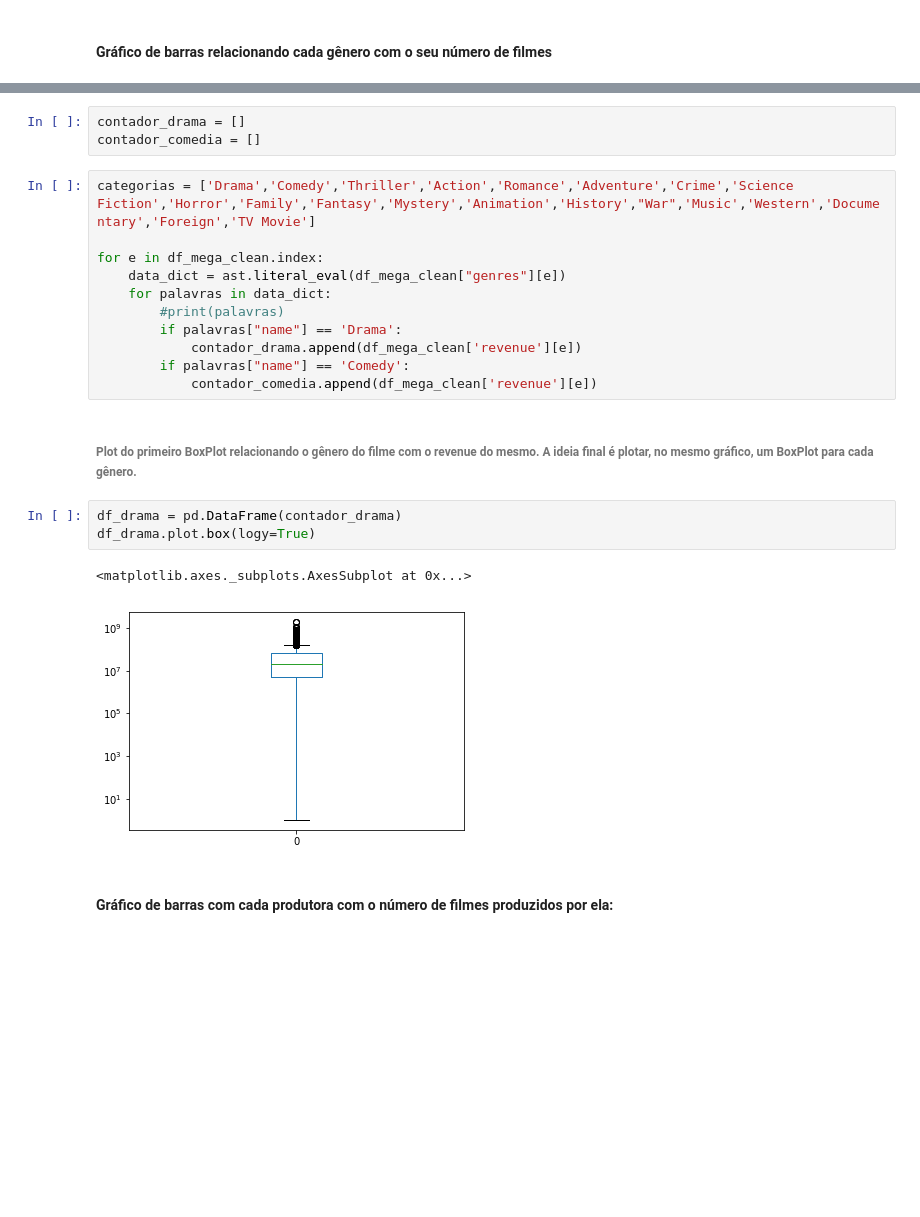
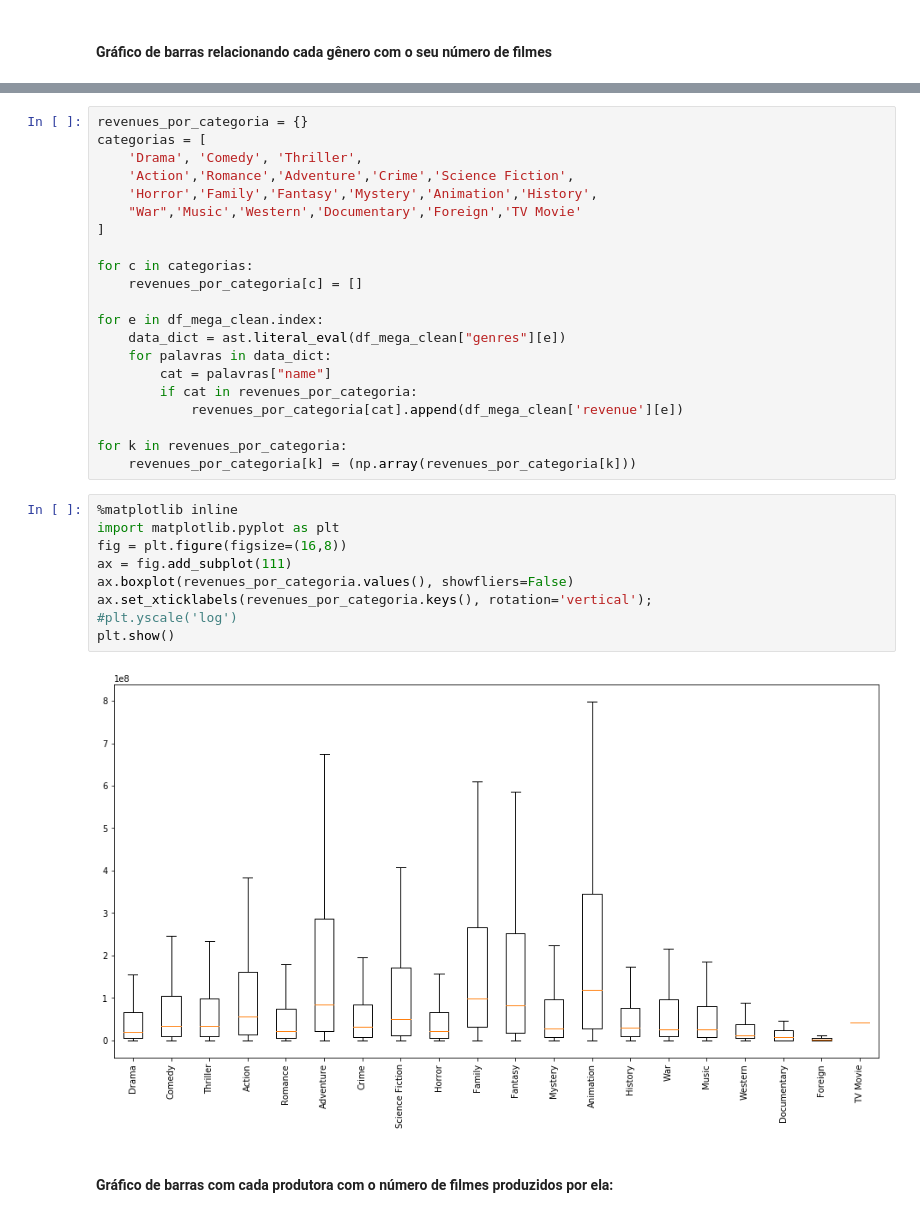
Before and after one commit to joaogcfa/Classificador_de_Filmes, a Jupyter notebook: P3_Jup_inicial1.ipynb, the cells around one changed output, grey strips where cells are left out. Drawn from its saved outputs; the diff is of its cells as text; blank space fills up the shorter version.

Commit message:
boxplot'

```diff
--- a/P3_Jup_inicial1.ipynb
+++ b/P3_Jup_inicial1.ipynb
@@ -219,25 +198,35 @@ geneross.plot(kind='bar')
-# %%
-contador_drama = []
-contador_comedia = []
 # %%
-categorias = ['Drama','Comedy','Thriller','Action','Romance','Adventure','Crime','Science Fiction','Horror','Family','Fantasy','Mystery','Animation','History',"War",'Music','Western','Documentary','Foreign','TV Movie']
+revenues_por_categoria = {}
+categorias = [
+    'Drama', 'Comedy', 'Thriller',
+    'Action','Romance','Adventure','Crime','Science Fiction',
+    'Horror','Family','Fantasy','Mystery','Animation','History',
+    "War",'Music','Western','Documentary','Foreign','TV Movie'
+]
+
+for c in categorias:
+    revenues_por_categoria[c] = []
 
 for e in df_mega_clean.index:
     data_dict = ast.literal_eval(df_mega_clean["genres"][e])
     for palavras in data_dict:
-        #print(palavras)
-        if palavras["name"] == 'Drama':
-            contador_drama.append(df_mega_clean['revenue'][e])
-        if palavras["name"] == 'Comedy':
-            contador_comedia.append(df_mega_clean['revenue'][e])
+        cat = palavras["name"]
+        if cat in revenues_por_categoria:
+            revenues_por_categoria[cat].append(df_mega_clean['revenue'][e])
+
+for k in revenues_por_categoria:
+    revenues_por_categoria[k] = (np.array(revenues_por_categoria[k]))
-# %% [markdown]
-###### Plot do primeiro BoxPlot relacionando o gênero do filme com o revenue do mesmo. A ideia final é plotar, no mesmo gráfico, um BoxPlot para cada gênero.
-# %%
-df_drama = pd.DataFrame(contador_drama)
-df_drama.plot.box(logy=True)
-# %% [output]
-<matplotlib.axes._subplots.AxesSubplot at 0x...>
-[figure, removed]
+# %%
+%matplotlib inline
+import matplotlib.pyplot as plt
+fig = plt.figure(figsize=(16,8))
+ax = fig.add_subplot(111)
+ax.boxplot(revenues_por_categoria.values(), showfliers=False)
+ax.set_xticklabels(revenues_por_categoria.keys(), rotation='vertical');
+#plt.yscale('log')
+plt.show()
+# %% [output]
+[figure, added]
 # %% [markdown]
 #### Gráfico de barras com cada produtora com o número de filmes produzidos por ela:
 # %%
```
Also changed, not shown: parts of 12 cells of this notebook.
